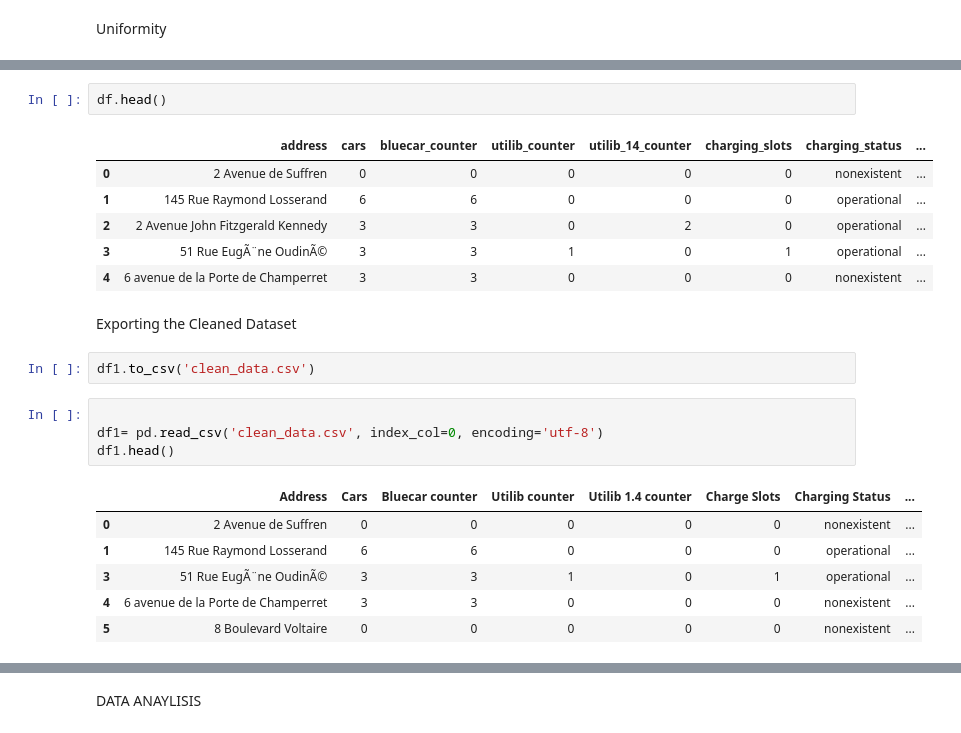
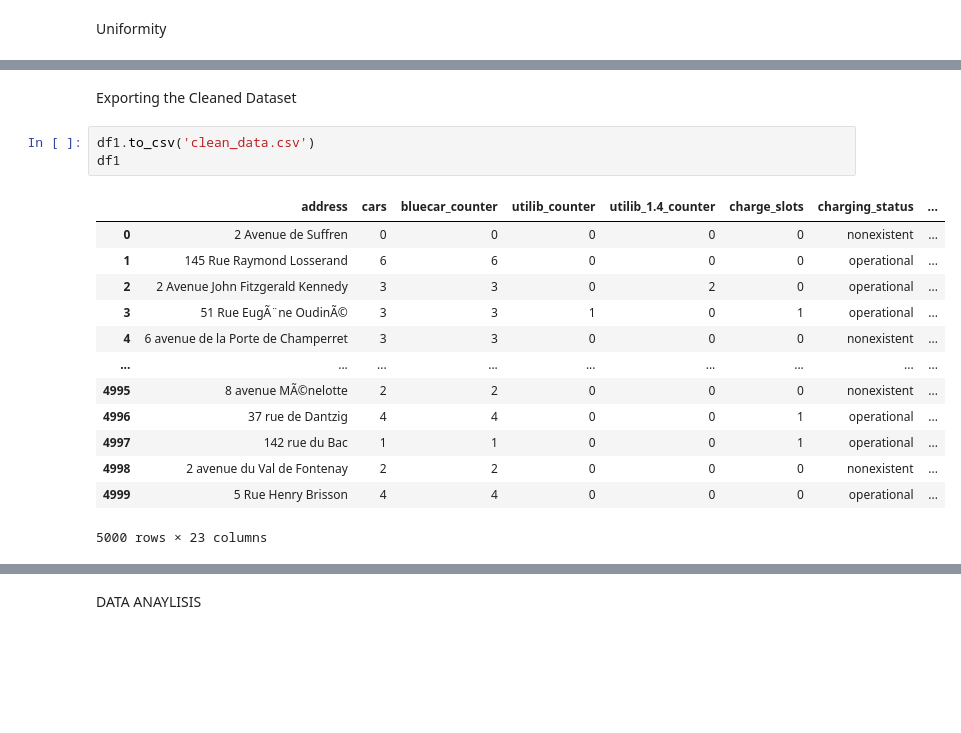
Before and after one commit to amishali/Electric-car, a Jupyter notebook: python_wk4.ipynb, the cells around one changed output, grey strips where cells are left out. Cells and saved outputs as stored; diff of their text form; blank space fills up the shorter version.

```diff
--- a/python_wk4.ipynb
+++ b/python_wk4.ipynb
@@ -306,28 +302,23 @@ Index(['address', 'cars', 'bluecar_counter', 'utilib_counter',
       dtype='object')
-# %%
-df.head()
-# %% [output]
-|  | address | cars | bluecar_counter | utilib_counter | utilib_14_counter | charging_slots | charging_status | ... |
-| 0 | 2 Avenue de Suffren | 0 | 0 | 0 | 0 | 0 | nonexistent | ... |
-| 1 | 145 Rue Raymond Losserand | 6 | 6 | 0 | 0 | 0 | operational | ... |
-| 2 | 2 Avenue John Fitzgerald Kennedy | 3 | 3 | 0 | 2 | 0 | operational | ... |
-| 3 | 51 Rue EugÃ¨ne OudinÃ© | 3 | 3 | 1 | 0 | 1 | operational | ... |
-| 4 | 6 avenue de la Porte de Champerret | 3 | 3 | 0 | 0 | 0 | nonexistent | ... |
 # %% [markdown]
 Exporting the Cleaned Dataset
 # %%
 df1.to_csv('clean_data.csv')
+df1
+# %% [output]
+|  | address | cars | bluecar_counter | utilib_counter | utilib_1.4_counter | charge_slots | charging_status | ... |
+| 0 | 2 Avenue de Suffren | 0 | 0 | 0 | 0 | 0 | nonexistent | ... |
+| 1 | 145 Rue Raymond Losserand | 6 | 6 | 0 | 0 | 0 | operational | ... |
+| 2 | 2 Avenue John Fitzgerald Kennedy | 3 | 3 | 0 | 2 | 0 | operational | ... |
+| 3 | 51 Rue EugÃ¨ne OudinÃ© | 3 | 3 | 1 | 0 | 1 | operational | ... |
+| 4 | 6 avenue de la Porte de Champerret | 3 | 3 | 0 | 0 | 0 | nonexistent | ... |
+| ... | ... | ... | ... | ... | ... | ... | ... | ... |
+| 4995 | 8 avenue MÃ©nelotte | 2 | 2 | 0 | 0 | 0 | nonexistent | ... |
+| 4996 | 37 rue de Dantzig | 4 | 4 | 0 | 0 | 1 | operational | ... |
+| 4997 | 142 rue du Bac | 1 | 1 | 0 | 0 | 1 | operational | ... |
+| 4998 | 2 avenue du Val de Fontenay | 2 | 2 | 0 | 0 | 0 | nonexistent | ... |
+| 4999 | 5 Rue Henry Brisson | 4 | 4 | 0 | 0 | 0 | operational | ... |
+5000 rows × 23 columns
-# %%
-
-df1= pd.read_csv('clean_data.csv', index_col=0, encoding='utf-8')
-df1.head()
-# %% [output]
-|  | Address | Cars | Bluecar counter | Utilib counter | Utilib 1.4 counter | Charge Slots | Charging Status | ... |
-| 0 | 2 Avenue de Suffren | 0 | 0 | 0 | 0 | 0 | nonexistent | ... |
-| 1 | 145 Rue Raymond Losserand | 6 | 6 | 0 | 0 | 0 | operational | ... |
-| 3 | 51 Rue EugÃ¨ne OudinÃ© | 3 | 3 | 1 | 0 | 1 | operational | ... |
-| 4 | 6 avenue de la Porte de Champerret | 3 | 3 | 0 | 0 | 0 | nonexistent | ... |
-| 5 | 8 Boulevard Voltaire | 0 | 0 | 0 | 0 | 0 | nonexistent | ... |
 # %%
 df1.shape
 # %% [output]
```
Also changed, not shown: parts of 40 cells of this notebook.
